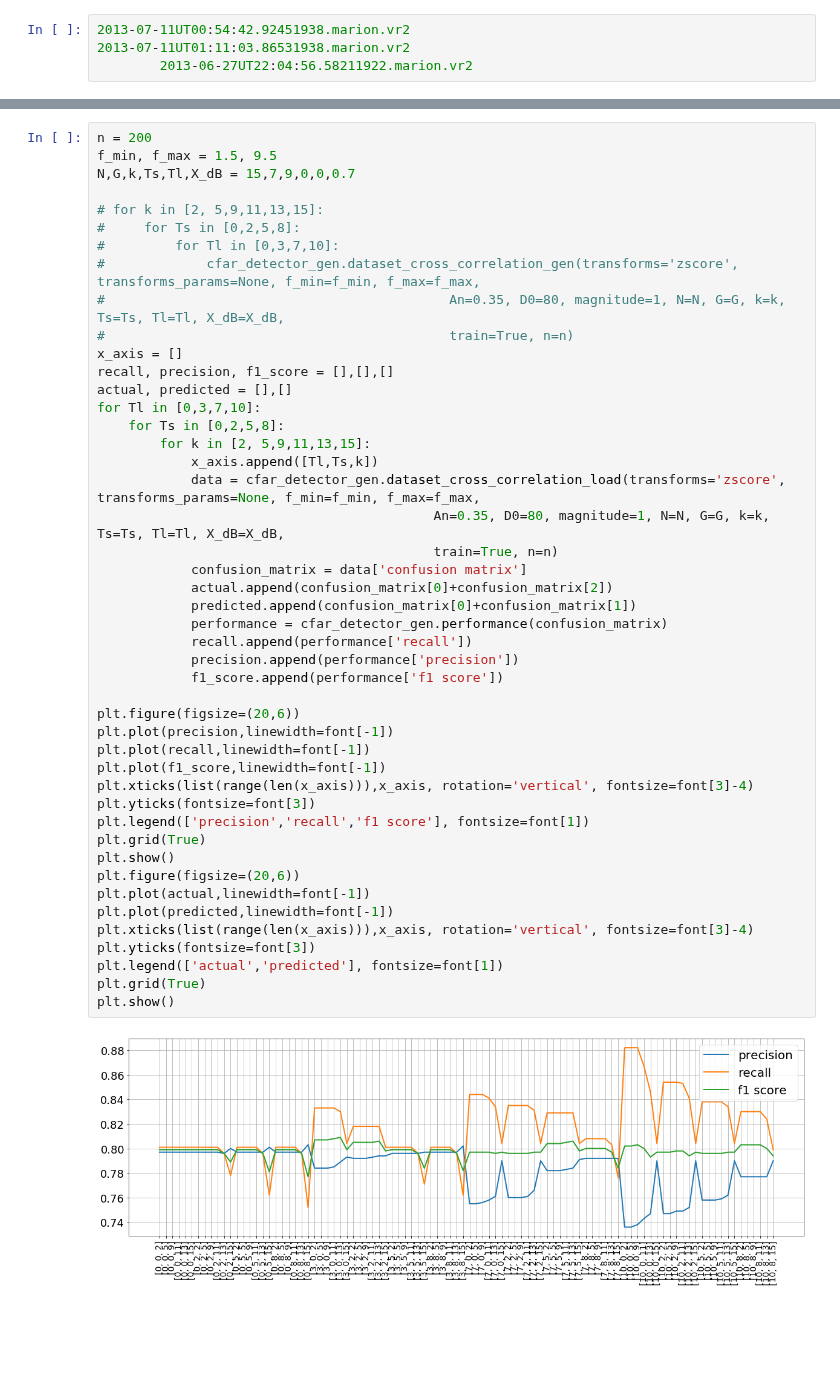
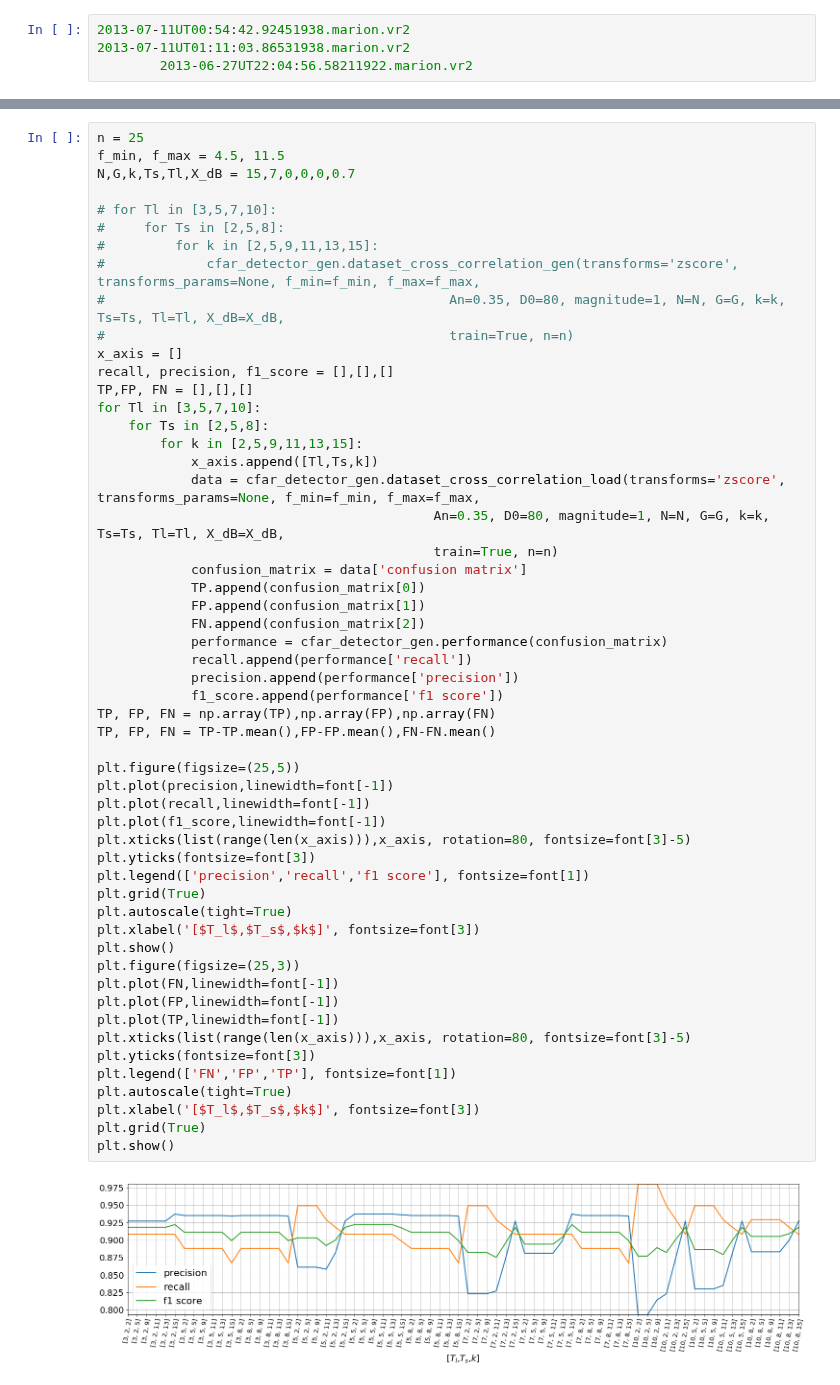
Before and after one commit to Kojey/MSc-whistler-waves-detector, a Jupyter notebook: ipy/report/chapter7.ipynb, the cells around one changed output, grey strips where cells are left out. Saved outputs shown, nothing was run; the diff lists cells and outputs as text; blank space fills up the shorter version.

```diff
--- a/ipy/report/chapter7.ipynb
+++ b/ipy/report/chapter7.ipynb
@@ -183,48 +349,56 @@ plt.show()
 # %%
-n = 200
-f_min, f_max = 1.5, 9.5
-N,G,k,Ts,Tl,X_dB = 15,7,9,0,0,0.7
+n = 25
+f_min, f_max = 4.5, 11.5
+N,G,k,Ts,Tl,X_dB = 15,7,0,0,0,0.7
 
-# for k in [2, 5,9,11,13,15]:
-#     for Ts in [0,2,5,8]:
-#         for Tl in [0,3,7,10]:
+# for Tl in [3,5,7,10]:
+#     for Ts in [2,5,8]:
+#         for k in [2,5,9,11,13,15]:
 #             cfar_detector_gen.dataset_cross_correlation_gen(transforms='zscore', transforms_params=None, f_min=f_min, f_max=f_max,
 #                                            An=0.35, D0=80, magnitude=1, N=N, G=G, k=k, Ts=Ts, Tl=Tl, X_dB=X_dB,
 #                                            train=True, n=n)
 x_axis = []
 recall, precision, f1_score = [],[],[]
-actual, predicted = [],[]
-for Tl in [0,3,7,10]:
-    for Ts in [0,2,5,8]:
-        for k in [2, 5,9,11,13,15]:
+TP,FP, FN = [],[],[]
+for Tl in [3,5,7,10]:
+    for Ts in [2,5,8]:
+        for k in [2,5,9,11,13,15]:
             x_axis.append([Tl,Ts,k])
             data = cfar_detector_gen.dataset_cross_correlation_load(transforms='zscore', transforms_params=None, f_min=f_min, f_max=f_max,
                                            An=0.35, D0=80, magnitude=1, N=N, G=G, k=k, Ts=Ts, Tl=Tl, X_dB=X_dB,
                                            train=True, n=n)
             confusion_matrix = data['confusion matrix']
-            actual.append(confusion_matrix[0]+confusion_matrix[2])
-            predicted.append(confusion_matrix[0]+confusion_matrix[1])
+            TP.append(confusion_matrix[0])
+            FP.append(confusion_matrix[1])
+            FN.append(confusion_matrix[2])
             performance = cfar_detector_gen.performance(confusion_matrix)
             recall.append(performance['recall'])
             precision.append(performance['precision'])
             f1_score.append(performance['f1 score'])
+TP, FP, FN = np.array(TP),np.array(FP),np.array(FN)
+TP, FP, FN = TP-TP.mean(),FP-FP.mean(),FN-FN.mean()
 
-plt.figure(figsize=(20,6))
+plt.figure(figsize=(25,5))
 plt.plot(precision,linewidth=font[-1])
 plt.plot(recall,linewidth=font[-1])
 plt.plot(f1_score,linewidth=font[-1])
-plt.xticks(list(range(len(x_axis))),x_axis, rotation='vertical', fontsize=font[3]-4)
+plt.xticks(list(range(len(x_axis))),x_axis, rotation=80, fontsize=font[3]-5)
 plt.yticks(fontsize=font[3])
 plt.legend(['precision','recall','f1 score'], fontsize=font[1])
 plt.grid(True)
+plt.autoscale(tight=True)
+plt.xlabel('[$T_l$,$T_s$,$k$]', fontsize=font[3])
 plt.show()
-plt.figure(figsize=(20,6))
-plt.plot(actual,linewidth=font[-1])
-plt.plot(predicted,linewidth=font[-1])
-plt.xticks(list(range(len(x_axis))),x_axis, rotation='vertical', fontsize=font[3]-4)
+plt.figure(figsize=(25,3))
+plt.plot(FN,linewidth=font[-1])
+plt.plot(FP,linewidth=font[-1])
+plt.plot(TP,linewidth=font[-1])
+plt.xticks(list(range(len(x_axis))),x_axis, rotation=80, fontsize=font[3]-5)
 plt.yticks(fontsize=font[3])
-plt.legend(['actual','predicted'], fontsize=font[1])
+plt.legend(['FN','FP','TP'], fontsize=font[1])
+plt.autoscale(tight=True)
+plt.xlabel('[$T_l$,$T_s$,$k$]', fontsize=font[3])
 plt.grid(True)
 plt.show()
 # %% [output]
-[figure, old version]
+[figure, new version]
```
Also changed, not shown: parts of 21 cells of this notebook, 3 other files.
